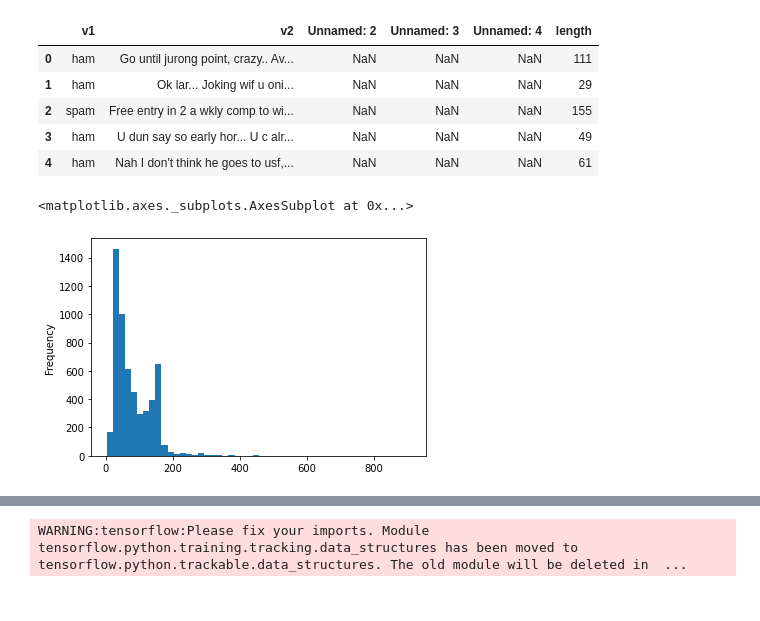
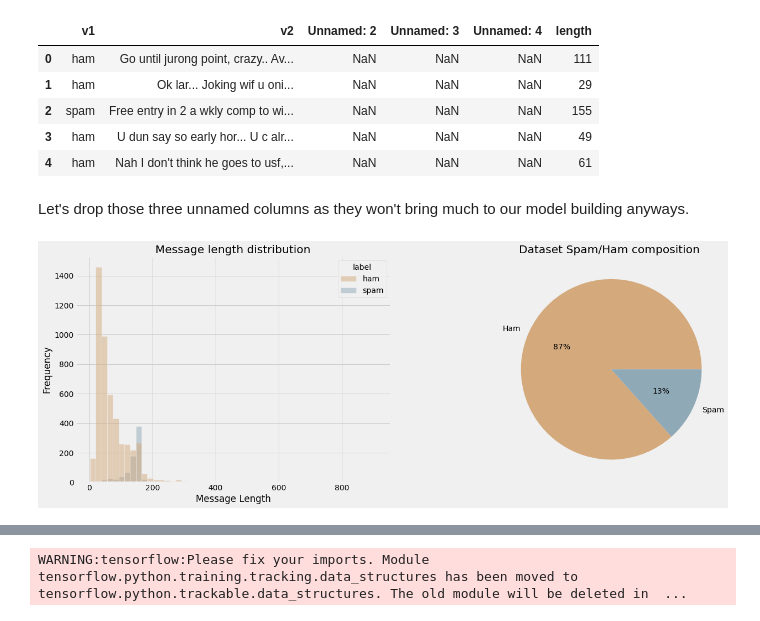
Before and after one commit to Swellisgood/fullstack-data-certification, a Jupyter notebook: BLOC_4_ATnT_spam_detector/atnt_spam_detector.ipynb, the cells around one changed output, grey strips where cells are left out. Cells and saved outputs as stored; diff of their text form; code cells hidden in the pictures.

```diff
--- a/BLOC_4_ATnT_spam_detector/atnt_spam_detector.ipynb
+++ b/BLOC_4_ATnT_spam_detector/atnt_spam_detector.ipynb
@@ -42,17 +59,7 @@ df.head()
 | 2 | spam | Free entry in 2 a wkly comp to wi... | NaN | NaN | NaN | 155 |
 | 3 | ham | U dun say so early hor... U c alr... | NaN | NaN | NaN | 49 |
 | 4 | ham | Nah I don't think he goes to usf,... | NaN | NaN | NaN | 61 |
-# %%
-df['length'].plot(bins=50, kind='hist')
-#customizing the plot
-plt.title('Distribution of length of messages')
-plt.xlabel('Length of messages')
-plt.ylabel('Number of messages')
-plt.show()
-
-df.hist(column='length', by='v1', bins=50,figsize=(12,4))
-# %% [output]
-<matplotlib.axes._subplots.AxesSubplot at 0x...>
-[figure, removed]
+# %% [markdown]
+Let's drop those three unnamed columns as they won't bring much to our model building anyways.
 # %%
 df = df.drop(columns=['Unnamed: 2','Unnamed: 3','Unnamed: 4'])
@@ -58,0 +67,21 @@ df = df.drop(columns=['Unnamed: 2','Unnamed: 3','Unnamed: 4'])
+# %%
+plt.style.use("fivethirtyeight")
+fig, ax = plt.subplots(ncols=2, nrows=1, figsize=(20,7))
+sns.histplot(data=df, x="length",
+             hue="label",
+             bins=50,
+             ax=ax[0],
+             palette=['#D4AA7D',"#90A9B7"],
+             legend=True).set_title('Message length distribution')
+ax[0].set_xlabel('Message Length')
+ax[0].set_ylabel('Frequency')
+
+ax[1].pie(df.label.value_counts(normalize=True),
+            labels = ['Ham','Spam'],
+            autopct='%0.f%%',
+            colors=['#D4AA7D',"#90A9B7"]
+            )
+ax[1].set_title('Dataset Spam/Ham composition ')
+plt.show()
+# %% [output]
+[figure, added]
```
Also changed, not shown: parts of 42 cells of this notebook.
